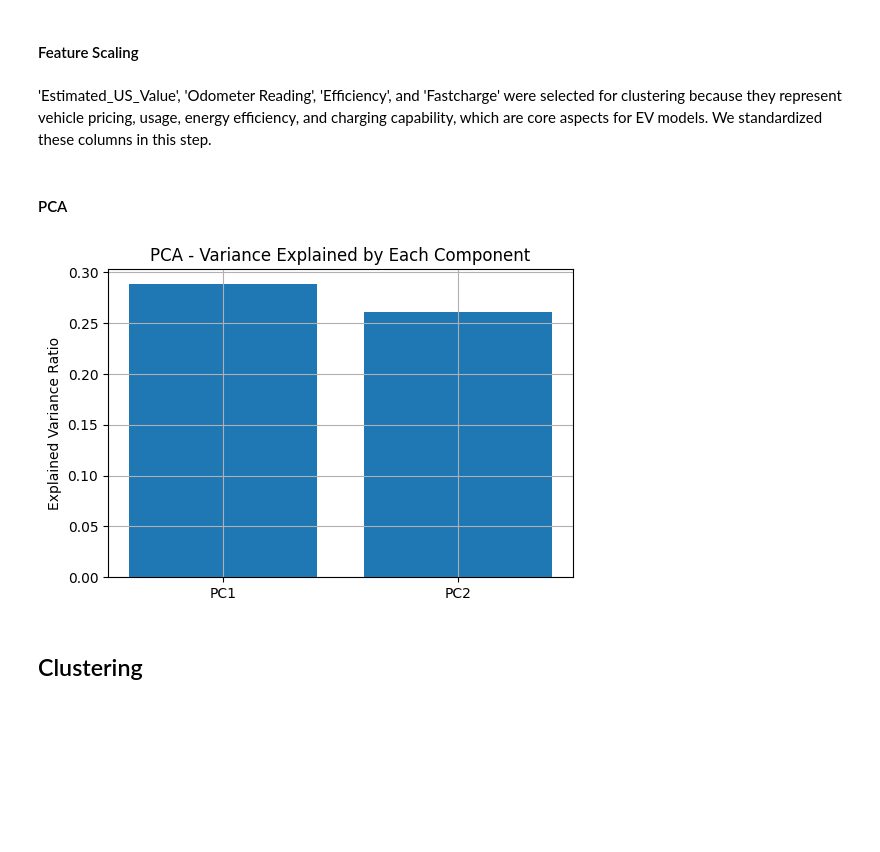
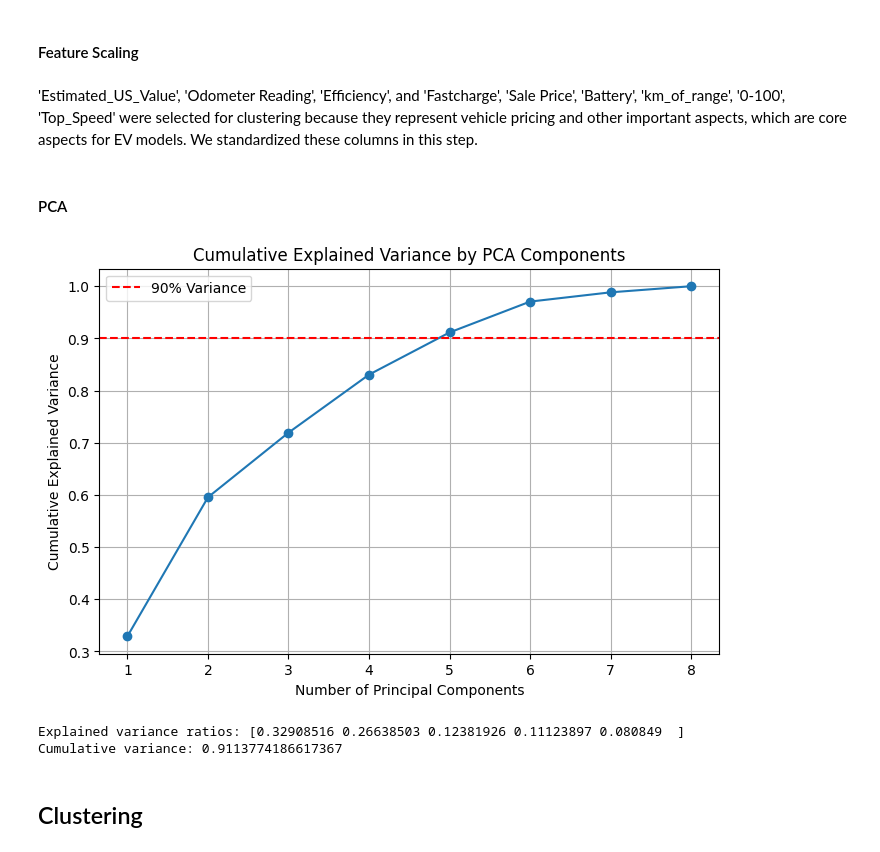
Before and after one commit to zezhenwang/si618-ev-project, a Jupyter notebook: Part_III.ipynb, the cells around one changed output. Drawn from its saved outputs; the diff is of its cells as text; code cells hidden in the pictures; blank space fills up the shorter version.

Commit message:
Updated the Cluster by adding more features
Added 'Battery', 'km_of_range', '0-100', 'Top_Speed' features to better represent the data, and then changed PCA component to cluster better.

```diff
--- a/Part_III.ipynb
+++ b/Part_III.ipynb
@@ -367,34 +367,54 @@ This strategy retains the majority of the data while still removing extreme anom
 from sklearn.preprocessing import StandardScaler
 
 # Select only numeric features for clustering
-numeric_features = [ 'Odometer Reading', 'Efficiency', 'Fastcharge', 'Estimated_US_Value']
+# Change to negative because '0-100' is better when they are smaller, while the bigger the other features, the better
+# Change to negative make it also the bigger the better
+car_df['0-100'] = -car_df['0-100']
+numeric_features = [ 'Odometer Reading', 'Efficiency', 'Fastcharge', 'Sale Price', 'Battery', 'km_of_range', '0-100', 'Top_Speed']
 X = car_df[numeric_features]
 
 # Standardize the numeric features
 scaler = StandardScaler()
 X_scaled = scaler.fit_transform(X)
 # %% [markdown]
-'Estimated_US_Value', 'Odometer Reading', 'Efficiency', and 'Fastcharge' were selected for clustering because they represent vehicle pricing, usage, energy efficiency, and charging capability, which are core aspects for EV models.
+'Estimated_US_Value', 'Odometer Reading', 'Efficiency', and 'Fastcharge', 'Sale Price', 'Battery', 'km_of_range', '0-100', 'Top_Speed' were selected for clustering because they represent vehicle pricing and other important aspects, which are core aspects for EV models.
 We standardized these columns in this step.
 # %% [markdown]
 #### PCA
+# %%
+from sklearn.decomposition import PCA
+import matplotlib.pyplot as plt
+
+pca_full = PCA()
+pca_full.fit(X_scaled)
+explained_variance = pca_full.explained_variance_ratio_
 # %%
-from sklearn.decomposition import PCA
-import matplotlib.pyplot as plt
+import numpy as np
 
-# Apply PCA
-pca = PCA(n_components=2)
-X_pca = pca.fit_transform(X_scaled)
+cumulative_variance = np.cumsum(explained_variance)
 
-# Visualize explained variance
-plt.figure(figsize=(6, 4))
-plt.bar(range(1, 3), pca.explained_variance_ratio_, tick_label=['PC1', 'PC2'])
-plt.ylabel('Explained Variance Ratio')
-plt.title('PCA - Variance Explained by Each Component')
+plt.figure(figsize=(8, 5))
+plt.plot(range(1, len(cumulative_variance)+1), cumulative_variance, marker='o')
+plt.axhline(y=0.90, color='r', linestyle='--', label='90% Variance')
+plt.xlabel('Number of Principal Components')
+plt.ylabel('Cumulative Explained Variance')
+plt.title('Cumulative Explained Variance by PCA Components')
 plt.grid(True)
+plt.legend()
 plt.show()
 # %% [output]
-[figure, old version]
+[figure, new version]
+# %%
+# PCA with 5 components
+pca_final = PCA(n_components=5)
+X_pca = pca_final.fit_transform(X_scaled)
+
+
+print("Explained variance ratios:", pca_final.explained_variance_ratio_)
+print("Cumulative variance:", sum(pca_final.explained_variance_ratio_))
+# %% [output]
+Explained variance ratios: [0.32908516 0.26638503 0.12381926 0.11123897 0.080849  ]
+Cumulative variance: 0.9113774186617367
 # %% [markdown]
 ## Clustering
 # %%
```
Also changed, not shown: parts of 4 cells of this notebook.
